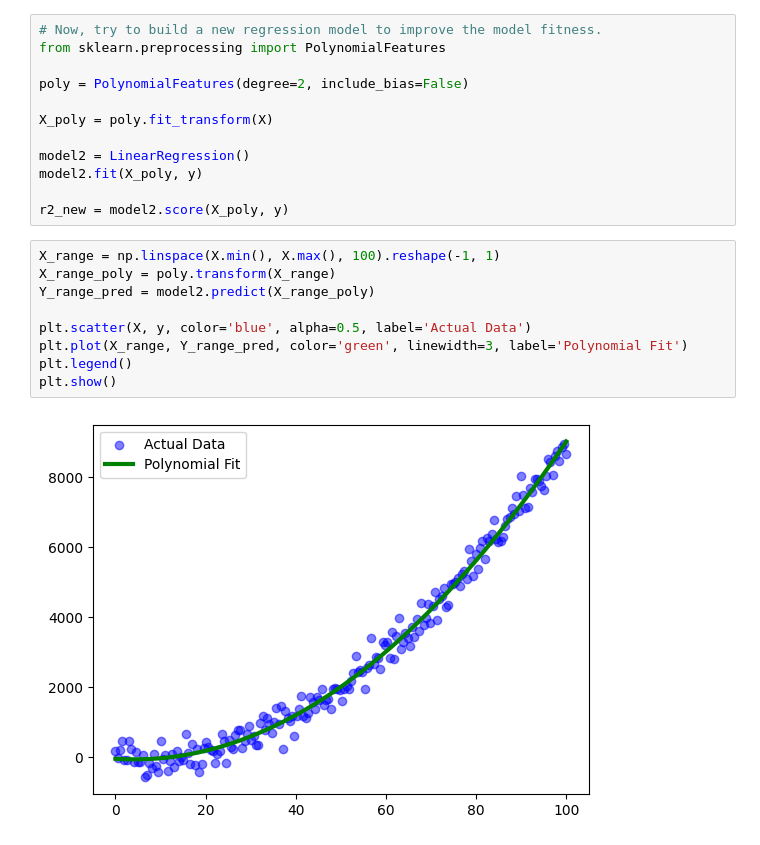
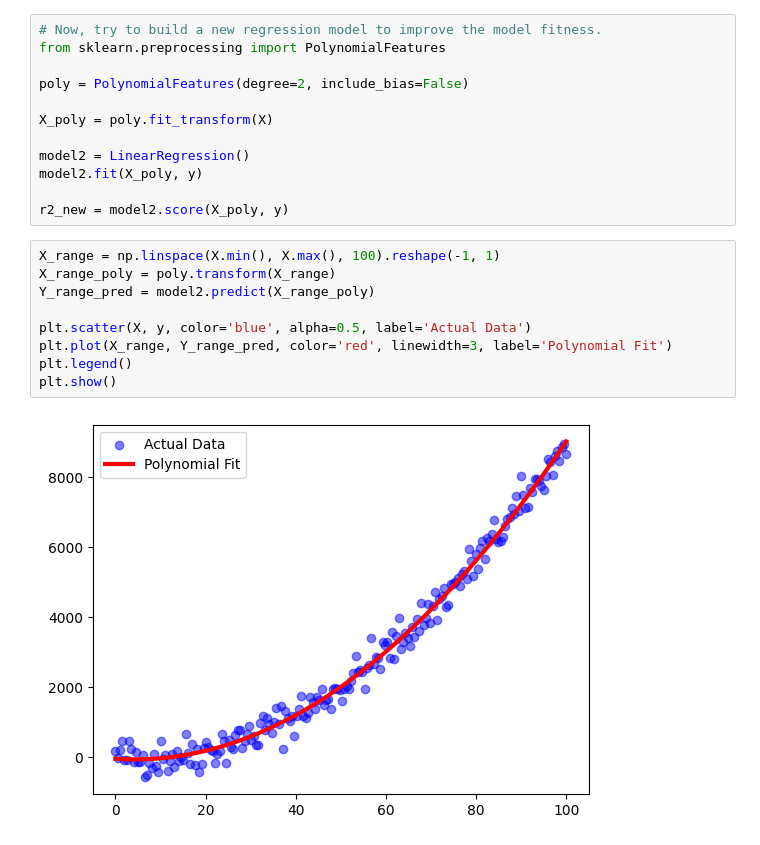
Before and after one commit to valvasm/MIS433FORREAL, a Jupyter notebook: regression_basics.ipynb, the cells around one changed output. Saved outputs shown, nothing was run; the diff lists cells and outputs as text.

```diff
--- a/regression_basics.ipynb
+++ b/regression_basics.ipynb
@@ -440,11 +440,11 @@ r2_new = model2.score(X_poly, y)
 # %%
 X_range = np.linspace(X.min(), X.max(), 100).reshape(-1, 1)
 X_range_poly = poly.transform(X_range)
 Y_range_pred = model2.predict(X_range_poly)
 
 plt.scatter(X, y, color='blue', alpha=0.5, label='Actual Data')
-plt.plot(X_range, Y_range_pred, color='green', linewidth=3, label='Polynomial Fit')
+plt.plot(X_range, Y_range_pred, color='red', linewidth=3, label='Polynomial Fit')
 plt.legend()
 plt.show()
 # %% [output]
-[figure, old version]
+[figure, new version]
```
